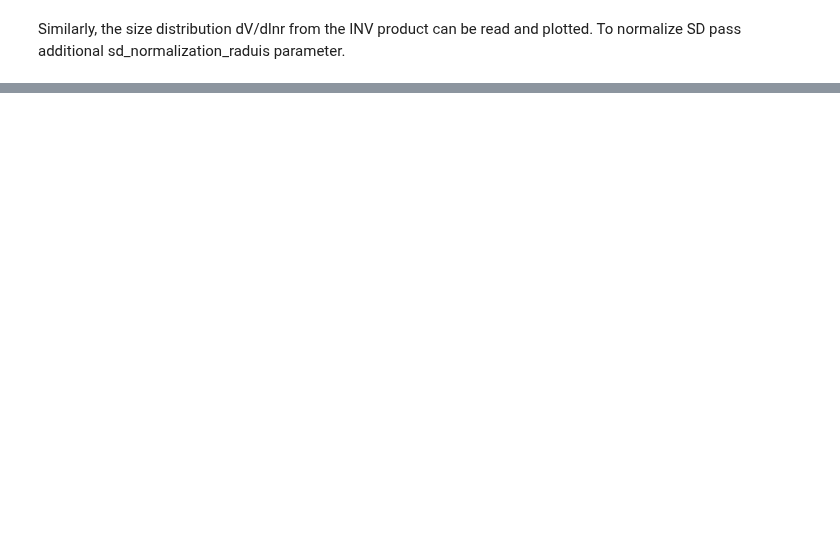
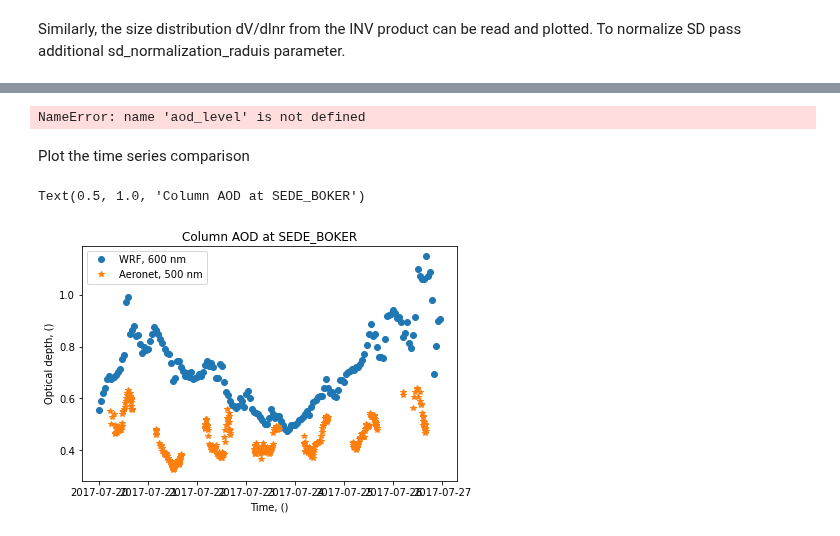
Before and after one commit to SeregaOsipov/ClimPy, a Jupyter notebook: examples/aeronet_examples.ipynb, the cells around one changed output, grey strips where cells are left out. Drawn from its saved outputs; the diff is of its cells as text; code cells hidden in the pictures; blank space fills up the shorter version.

```diff
--- a/examples/aeronet_examples.ipynb
+++ b/examples/aeronet_examples.ipynb
@@ -237,0 +111,46 @@ The advantage of this method is that you can filter station by time coverage.
+# %%
+station = stations.iloc[0]
+
+
+def get_wrf_aod_at_aeronet_location(station):
+    yx_tuple, lon_p, lat_p, distance_error = grid.find_closest_grid_point(lon, lat,
+                                                                          station['Longitude(decimal_degrees)'],
+                                                                          station['Latitude(decimal_degrees)'])
+    # check that station is not too far, i.e. distance_error < some value, say 0.1
+    if distance_error > 1:
+        print('station {} is too far'.format(station['Site_Name']))
+        return None
+    # read OD profile (t, z, y, x)
+    AOD = nc.variables['TAUAER3'][:, :, yx_tuple[0], yx_tuple[1]]
+    column_AOD = np.sum(AOD, axis=1)
+
+    vo = {}
+    vo['time'] = wrf_time
+    vo['data'] = column_AOD
+
+    return vo
+
+
+# keys to access dictionary
+aeronet_var_key = 'AOD_500nm'
+wrf_var_key = 'AOD_600nm'
+
+# prepare data first
+wrf_vo = get_wrf_aod_at_aeronet_location(station)
+aeronet_vo = aeronet.get_aod_diag('*{}*'.format(station['Site_Name']), aeronet_var_key, 15, aeronet.ALL_POINTS,
+                                  time_range=time_range)
+# %% [output]
+NameError: name 'aod_level' is not defined
+# %% [markdown]
+Plot the time series comparison
+# %%
+plt.figure(constrained_layout=True)
+plt.plot(wrf_vo['time'], wrf_vo['data'], 'o', label='WRF, 600 nm')
+plt.plot(aeronet_vo['time'], aeronet_vo['data'], '*', label='Aeronet, 500 nm')
+plt.ylabel('Optical depth, ()')
+plt.xlabel('Time, ()')
+plt.legend()
+plt.title('Column AOD at {}'.format(station['Site_Name']))
+# %% [output]
+Text(0.5, 1.0, 'Column AOD at SEDE_BOKER')
+[figure, added]
```
Also changed, not shown: parts of 45 cells of this notebook, 9 other files.
